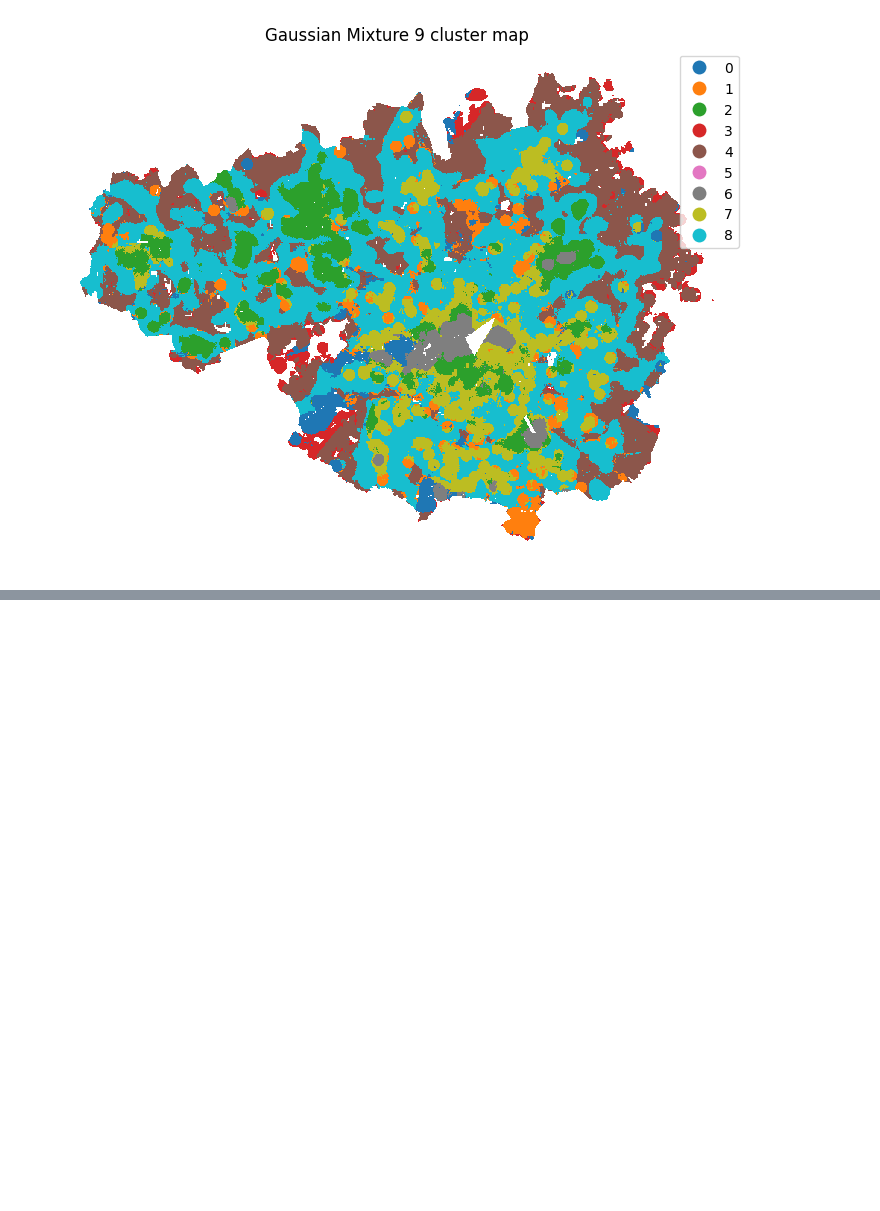
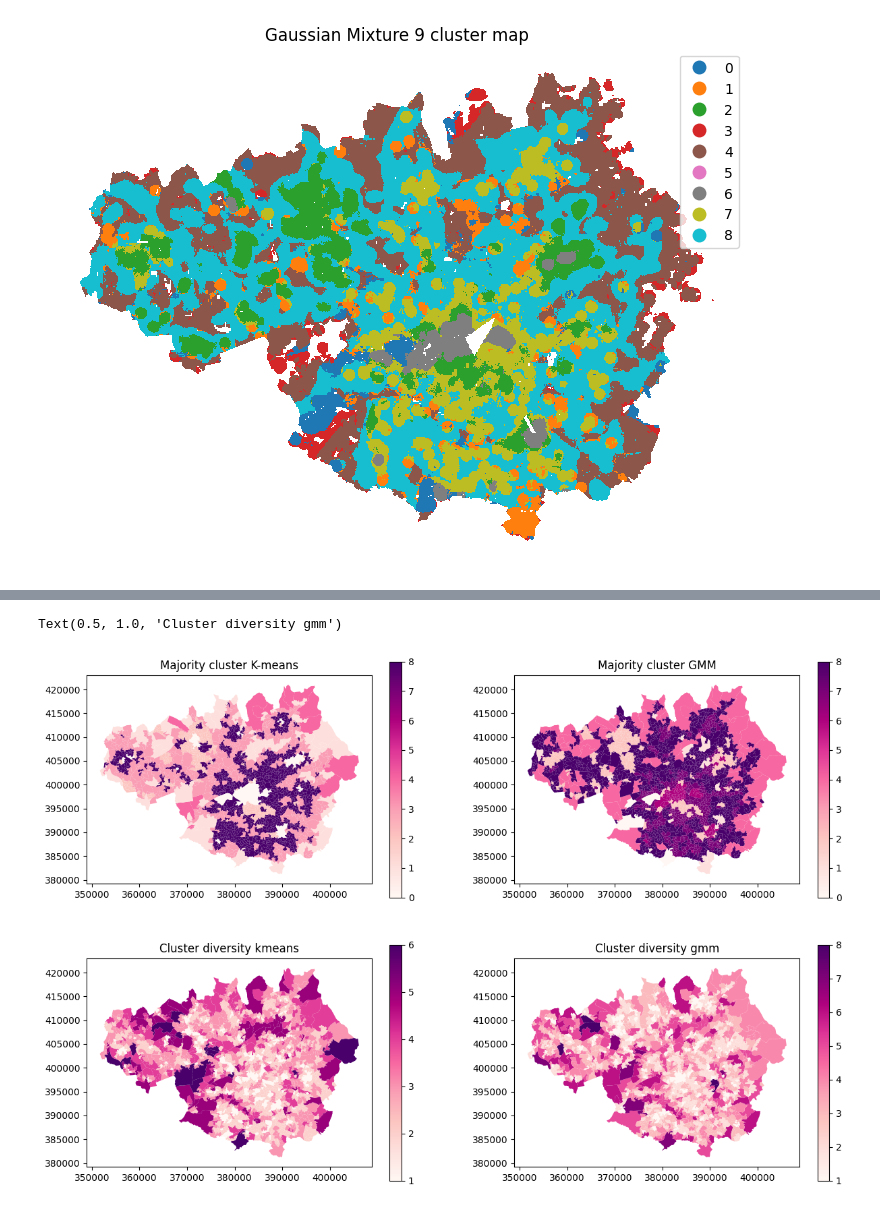
Before and after one commit to Spatial-Data-Science-and-GEO-AI-Lab/MultiHealth_J, a Jupyter notebook: kmeans_gmm.ipynb, the cells around one changed output, grey strips where cells are left out. Drawn from its saved outputs; the diff is of its cells as text; code cells hidden in the pictures; blank space fills up the shorter version.

Commit message:
now did a spatial join with the health dataset, calculated the cluster majority and diversity (not shannon, needs to be done). Lastly visualized them neatly.

```diff
--- a/kmeans_gmm.ipynb
+++ b/kmeans_gmm.ipynb
@@ -276,0 +288,20 @@ with open('clustergram_gmm.pickle','wb') as f:
+# %%
+# Spatial join
+joined_data = gpd.sjoin(healthdatasub, popgridsubsub, how='left', predicate='intersects')
+
+# Calculating the most common cluster label for each neighborhood and for both cluster models
+majority_cluster_kmeans = joined_data.groupby('ID')['Kmeans_cluster_label'].apply(lambda x: x.mode())
+majority_cluster_gmm = joined_data.groupby('ID')['GMM_cluster_label'].apply(lambda x: x.mode())
+
+# Calculating the diversity of the labels with nunique()
+cluster_diversity_kmeans = joined_data.groupby('ID')['Kmeans_cluster_label'].nunique()
+cluster_diversity_gmm = joined_data.groupby('ID')['GMM_cluster_label'].nunique()
+
+# Merging the cluster mode and cluster diversity
+healthdatasub = healthdatasub.merge(majority_cluster_kmeans, on='ID')
+healthdatasub = healthdatasub.merge(majority_cluster_gmm, on='ID')
+healthdatasub = healthdatasub.merge(cluster_diversity_kmeans, on='ID')
+healthdatasub = healthdatasub.merge(cluster_diversity_gmm, on='ID')
+
+# Renaming
+healthdatasub = healthdatasub.rename(columns={'Kmeans_cluster_label_x': 'Majority_cluster_kmeans', 'GMM_cluster_label_x': 'Majority_cluster_gmm', 'Kmeans_cluster_label_y': 'cluster_diversity_kmeans', 'GMM_cluster_label_y': 'cluster_diversity_gmm'})
@@ -276,0 +318,26 @@ with open('clustergram_gmm.pickle','wb') as f:
+# %%
+# Plotting
+fig, axs = plt.subplots(2, 2, figsize=(15,10))
+healthdatasub.plot(column='Majority_cluster_kmeans', ax=axs[0,0],
+        linewidth=0,
+        cmap="RdPu",
+        legend=True)
+axs[0,0].set_title("Majority cluster K-means")
+healthdatasub.plot(column='Majority_cluster_gmm', ax=axs[0,1],
+        linewidth=0,
+        cmap="RdPu",
+        legend=True)
+axs[0,1].set_title("Majority cluster GMM")
+healthdatasub.plot(column='cluster_diversity_kmeans', ax=axs[1,0],
+        linewidth=0,
+        cmap="RdPu",
+        legend=True)
+axs[1,0].set_title("Cluster diversity kmeans")
+healthdatasub.plot(column='cluster_diversity_gmm', ax=axs[1,1],
+        linewidth=0,
+        cmap="RdPu",
+        legend=True)
+axs[1,1].set_title("Cluster diversity gmm")
+# %% [output]
+Text(0.5, 1.0, 'Cluster diversity gmm')
+[figure, added]
```
Also changed, not shown: parts of 5 cells of this notebook.
